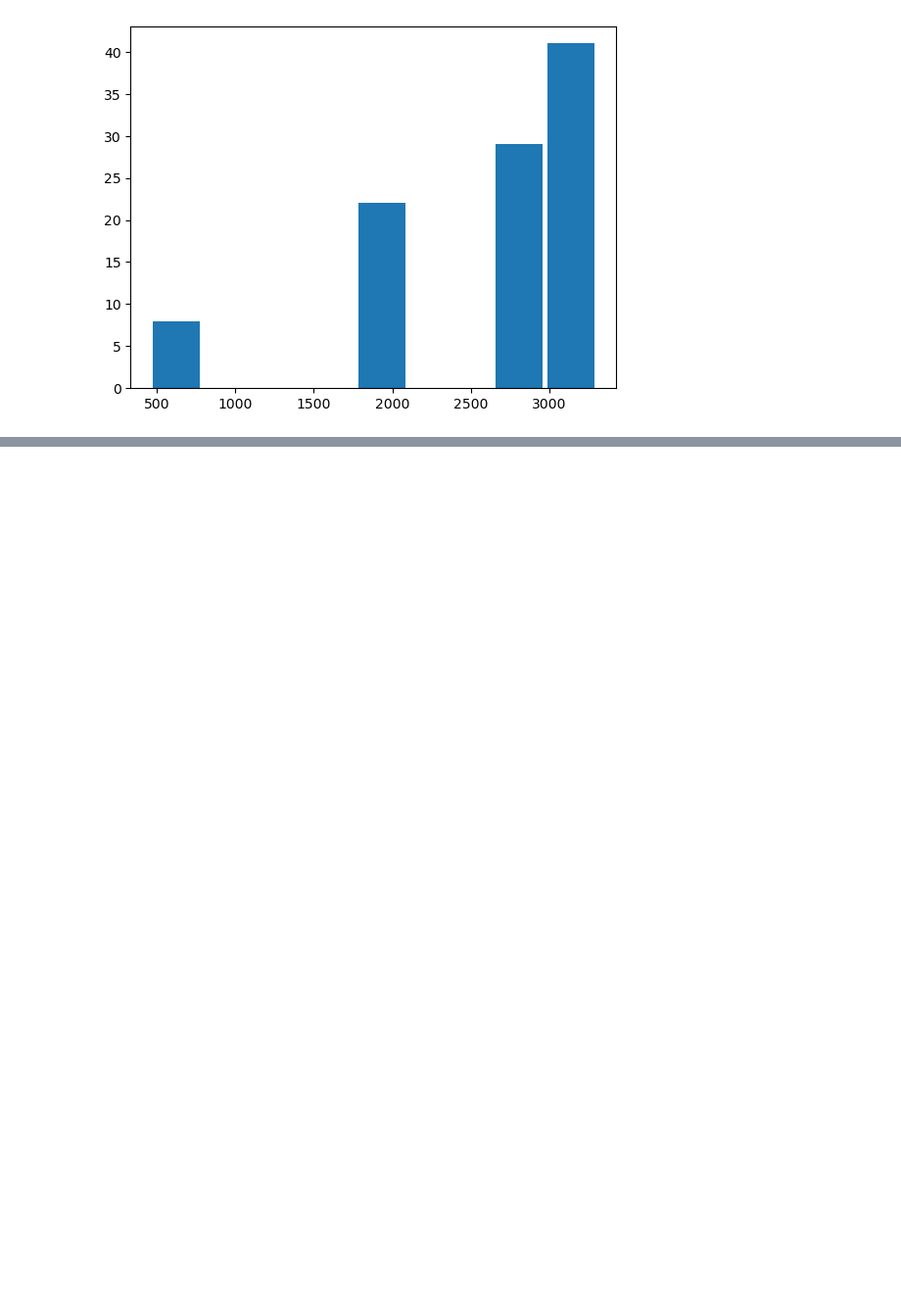
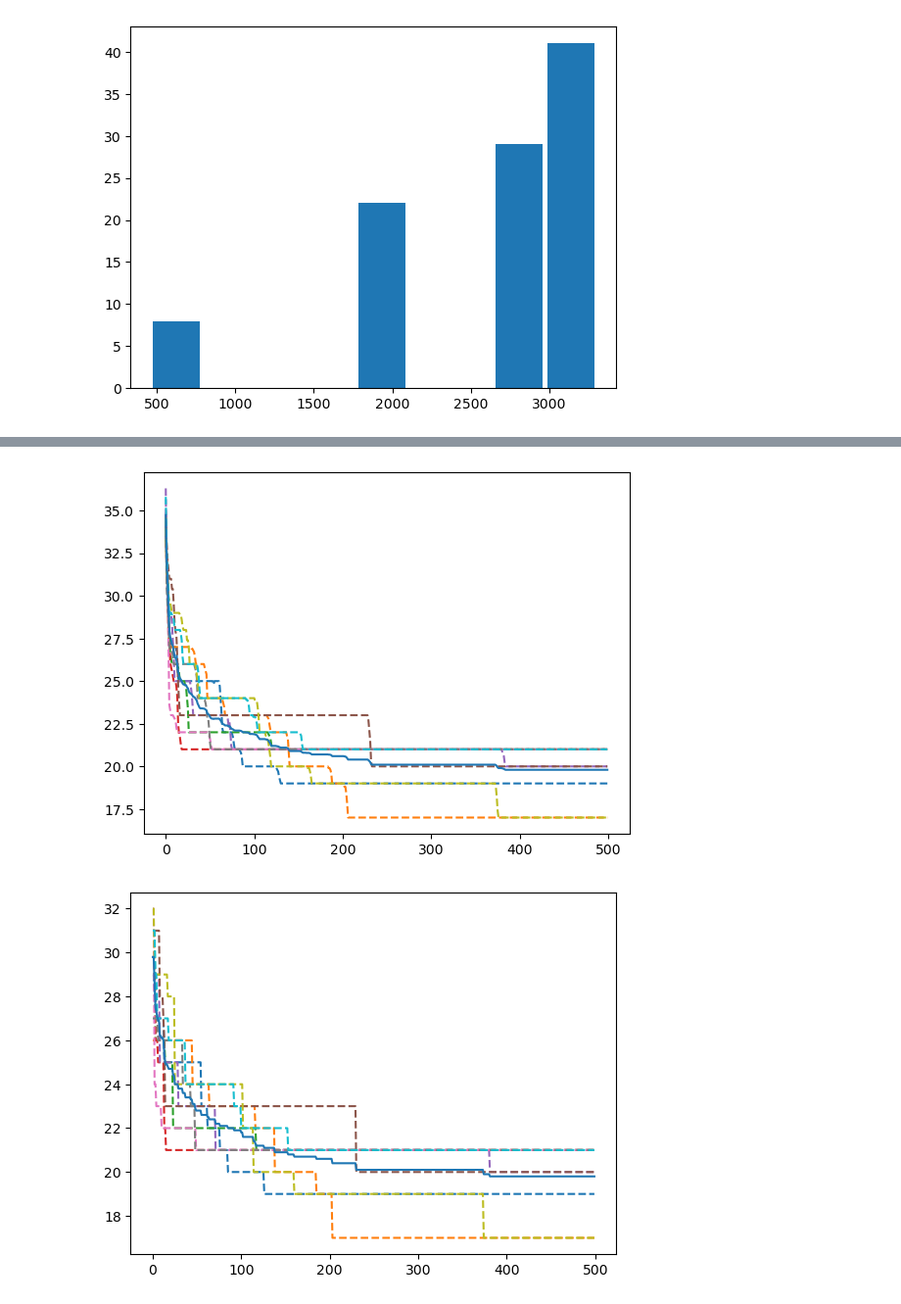
Before and after one commit to Lothe1/Heuristic_Optimization_-T1_2023-, a Jupyter notebook: HW4.ipynb, the cells around one changed output, grey strips where cells are left out. Shown: that part at 98% size. Saved outputs shown, nothing was run; the diff lists cells and outputs as text; code cells hidden in the pictures; blank space fills up the shorter version.

```diff
--- a/HW4.ipynb
+++ b/HW4.ipynb
@@ -508,39 +594,6 @@ simpleGeneticSimulation(10, 10, 100, 0.05, .9, chooseNchildren, cutParentOrder,
-# %%
-def cutParentCycle(parent1, parent2):
-    def containsNothingAt(tail):
-        for i in range(len(tail)):
-            if "" == tail[i]:
-                return i
-        return -1
-    def getLocation(key, List):
-        for i in range(len(List)):
-            if key == List[i]:
-                return i
-
-
-    parent1_list = list(parent1)
-    parent2_list = list(parent2)
-    map_parent1_to_parent2 = dict()
-    map_parent2_to_parent1 = dict()
-    children_list =[]
-    for i in range(len(parent1_list)):
-        children_list.append("")
-        map_parent1_to_parent2.update({parent1_list[i]: parent2_list[i]})
-        map_parent2_to_parent1.update({parent2_list[i]: parent1_list[i]})
-
-    toggle = True
-
-    while True:
-        if containsNothingAt(children_list) != -1:
-            return children_list
-        else:
-            if toggle:
-                index = containsNothingAt(children_list)
-                key = parent1_list[index]
-                children_list[index] = key
-
-                while key != map_parent2_to_parent1.get(key):
-                    index = getLocation(key, parent2_list)
-                    key = parent1_list[index]
-                    children_list[index] = key
-                    print(children_list)
+# %%
+simpleGeneticSimulation(10, 10, 500, 0.05, .9, chooseNchildren, cutParentCycle, mutateswap, pickChildrenRoulette)
+simpleGeneticSimulation(10, 10, 500, 0.05, .9, chooseNchildren, cutParentCycle, mutateswap, pickChildrenTournament)
+# %% [output]
+[figure, added]
+[figure, added]
```
Also changed, not shown: parts of 5 cells of this notebook, 4 other files.
